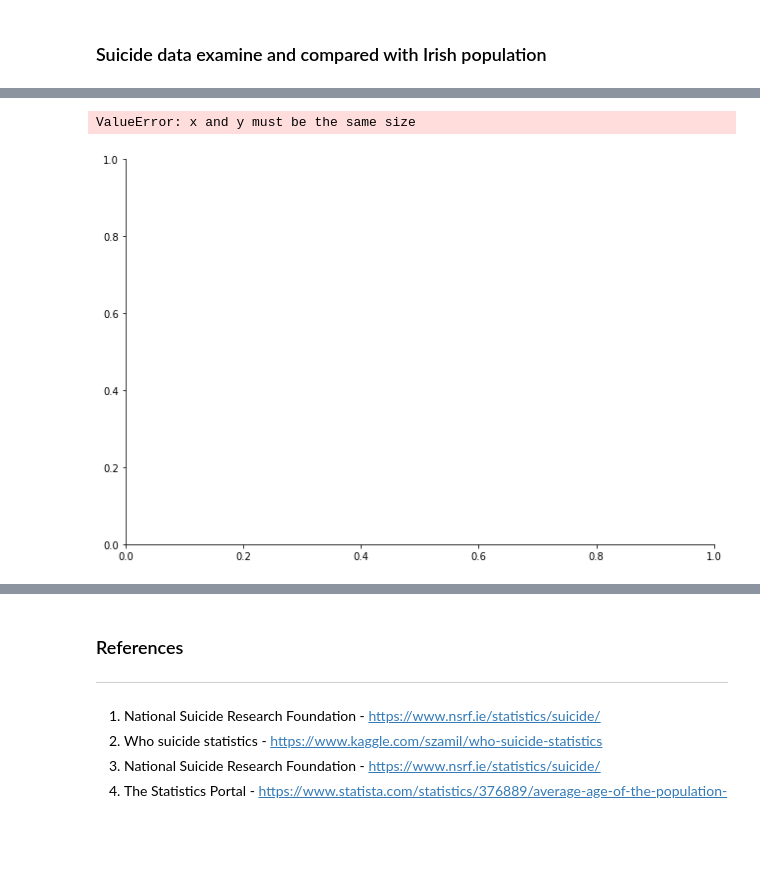
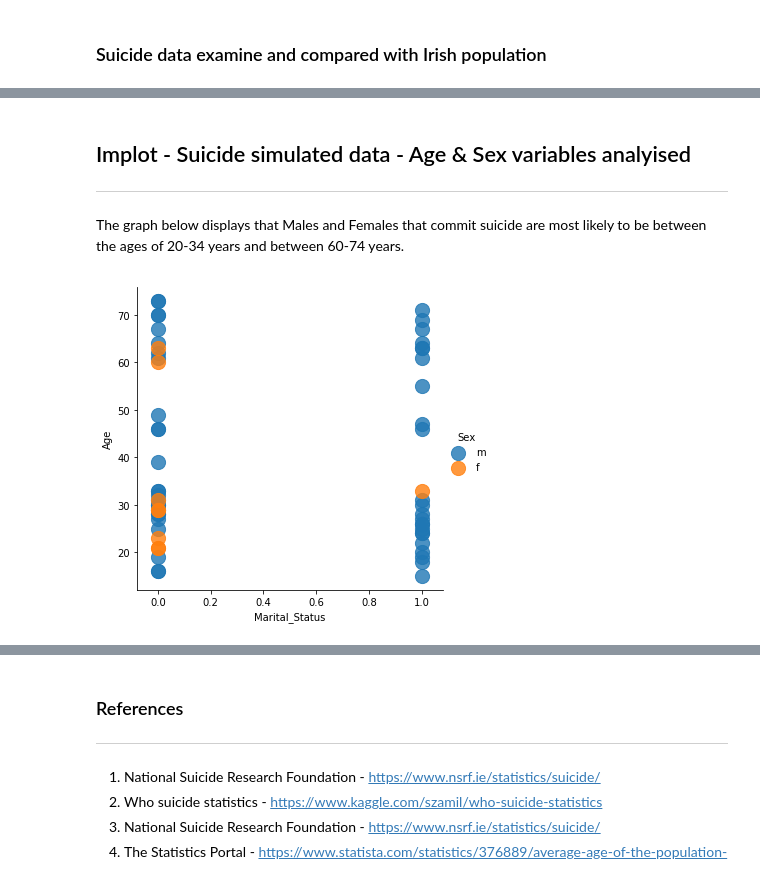
Before and after one commit to roisinanglim/suicide_rates, a Jupyter notebook: suicide _rates_data_simulation.ipynb, the cells around one changed output, grey strips where cells are left out. Drawn from its saved outputs; the diff is of its cells as text; code cells hidden in the pictures; blank space fills up the shorter version.

Commit message:
graphs updates

```diff
--- a/suicide _rates_data_simulation.ipynb
+++ b/suicide _rates_data_simulation.ipynb
@@ -402,52 +402,22 @@ else:
  # Repeat for females
 if len(marital_status_F1) > 0:
     marital_status_F1 = marital_status_F1.reshape(marital_status_F1.shape[0],-1)
-    zeros = pd.DataFrame(np.zeros((len(age1),1)),columns = ['Marital_Status'])
-    Total_data1 = pd.concat([Total_data1,zeros], axis = 1)
     Total_data1.Marital_Status[(Total_data1.Suicide == 1) & (Total_data1.Sex == 'f')] = marital_status_F1
-else:
-    zeros = pd.DataFrame(np.zeros((len(age1),1)),columns = ['Marital_Status'])
-    Total_data1 = pd.concat([Total_data1,zeros], axis = 1)
 if len(marital_status_F2) > 0:
     marital_status_F2 = marital_status_F2.reshape(marital_status_F2.shape[0],-1)
-    zeros = pd.DataFrame(np.zeros((len(age2),1)),columns = ['Marital_Status'])
-    Total_data2 = pd.concat([Total_data2,zeros], axis = 1)
     Total_data2.Marital_Status[(Total_data2.Suicide == 1) & (Total_data2.Sex == 'f')] = marital_status_F2
-else:
-    zeros = pd.DataFrame(np.zeros((len(age2),1)),columns = ['Marital_Status'])
-    Total_data2 = pd.concat([Total_data2,zeros], axis = 1)
 if len(marital_status_F3) > 0:
     marital_status_F3 = marital_status_F3.reshape(marital_status_F3.shape[0],-1)
-    zeros = pd.DataFrame(np.zeros((len(age3),1)),columns = ['Marital_Status'])
-    Total_data3 = pd.concat([Total_data3,zeros], axis = 1)
     Total_data3.Marital_Status[(Total_data3.Suicide == 1) & (Total_data3.Sex == 'f')] = marital_status_F3
-else:
-    zeros = pd.DataFrame(np.zeros((len(age1),1)),columns = ['Marital_Status'])
-    Total_data3 = pd.concat([Total_data3,zeros], axis = 1)
 if len(marital_status_F4) > 0:
     marital_status_F4 = marital_status_F4.reshape(marital_status_F4.shape[0],-1)
-    zeros = pd.DataFrame(np.zeros((len(age4),1)),columns = ['Marital_Status'])
-    Total_data4 = pd.concat([Total_data4,zeros], axis = 1)
     Total_data4.Marital_Status[(Total_data4.Suicide == 1) & (Total_data4.Sex == 'f')] = marital_status_F4
-else:
-    zeros = pd.DataFrame(np.zeros((len(age4),1)),columns = ['Marital_Status'])
-    Total_data4 = pd.concat([Total_data4,zeros], axis = 1)
 if len(marital_status_F5) > 0:
     marital_status_F5 = marital_status_F5.reshape(marital_status_F5.shape[0],-1)
-    zeros = pd.DataFrame(np.zeros((len(age5),1)),columns = ['Marital_Status'])
-    Total_data5 = pd.concat([Total_data5,zeros], axis = 1)
     Total_data5.Marital_Status[(Total_data5.Suicide == 1) & (Total_data5.Sex == 'f')] = marital_status_F5
-else:
-    zeros = pd.DataFrame(np.zeros((len(age5),1)),columns = ['Marital_Status'])
-    Total_data5 = pd.concat([Total_data5,zeros], axis = 1)
 if len(marital_status_F6) > 0:
     marital_status_F6 = marital_status_F6.reshape(marital_status_F6.shape[0],-1)
-    zeros = pd.DataFrame(np.zeros((len(age6),1)),columns = ['Marital_Status'])
-    Total_data6 = pd.concat([Total_data6,zeros], axis = 1)
     Total_data6.Marital_Status[(Total_data6.Suicide == 1) & (Total_data6.Sex == 'f')] = marital_status_F6
-else:
-    zeros = pd.DataFrame(np.zeros((len(age6),1)),columns = ['Marital_Status'])
-    Total_data6 = pd.concat([Total_data6,zeros], axis = 1)
 # %% [output]
 A value is trying to be set on a copy of a slice from a DataFrame
 
@@ -635,5 +625,9 @@ suicide_no.describe()
+# %% [markdown]
+## Implot - Suicide simulated data - Age & Sex variables analyised
+----------------------------------------------------------------------------------------------
+
+The graph below displays that Males and Females that commit suicide are most likely to be between the ages of 20-34 years and between 60-74 years.
 # %%
-vis7 = sns.lmplot(data = suicide_no, x = "Marital_Status", y = "Age",fit_reg=False, hue = "Sex",size = 6, aspect=1.5, scatter_kws = {'s':200}, )
+vis7 = sns.lmplot(data = suicide_no, x = "Marital_Status", y = "Age",fit_reg=False, hue = "Sex",size = 5, aspect=1, scatter_kws = {'s':200}, )
 # %% [output]
-ValueError: x and y must be the same size
-[figure, old version]
+[figure, new version]
```
Also changed, not shown: parts of 12 cells of this notebook.
